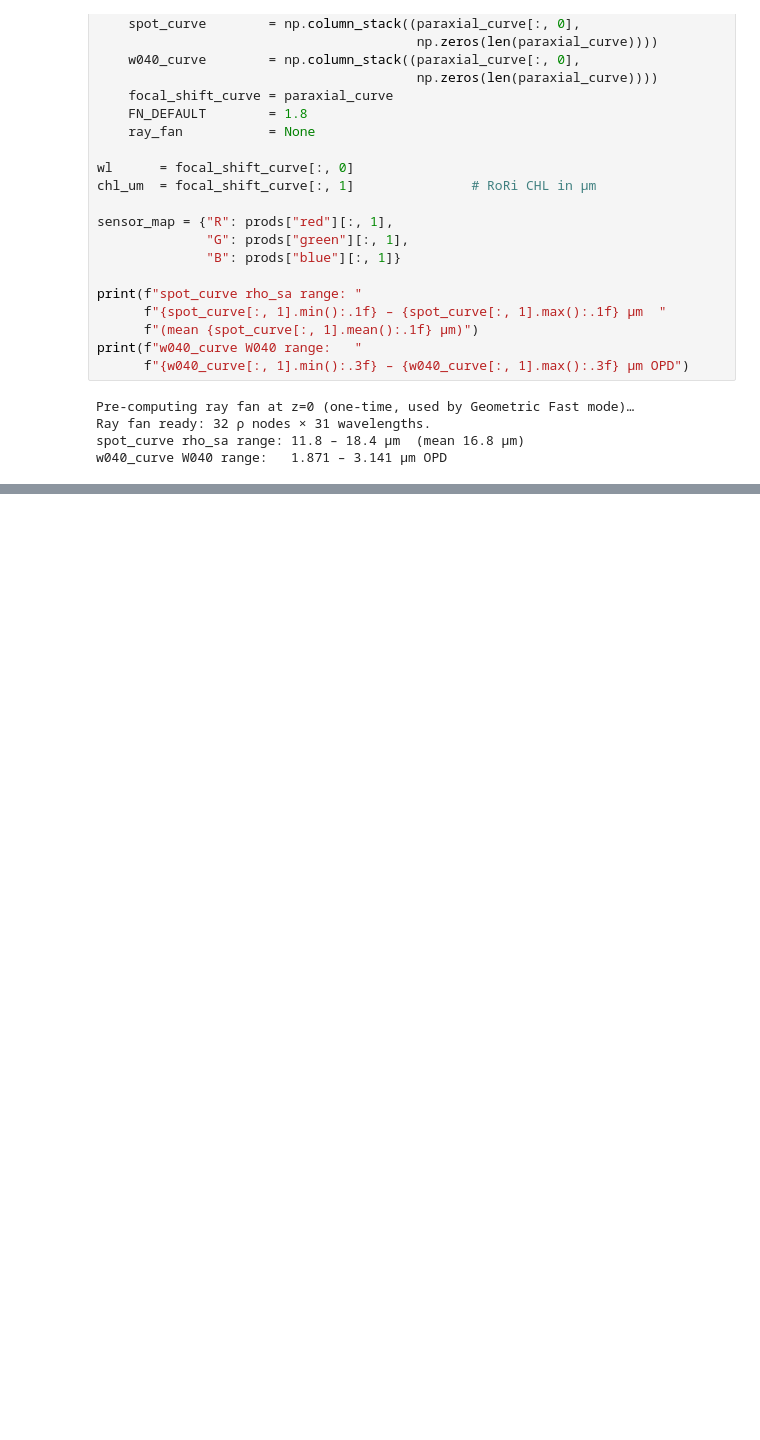
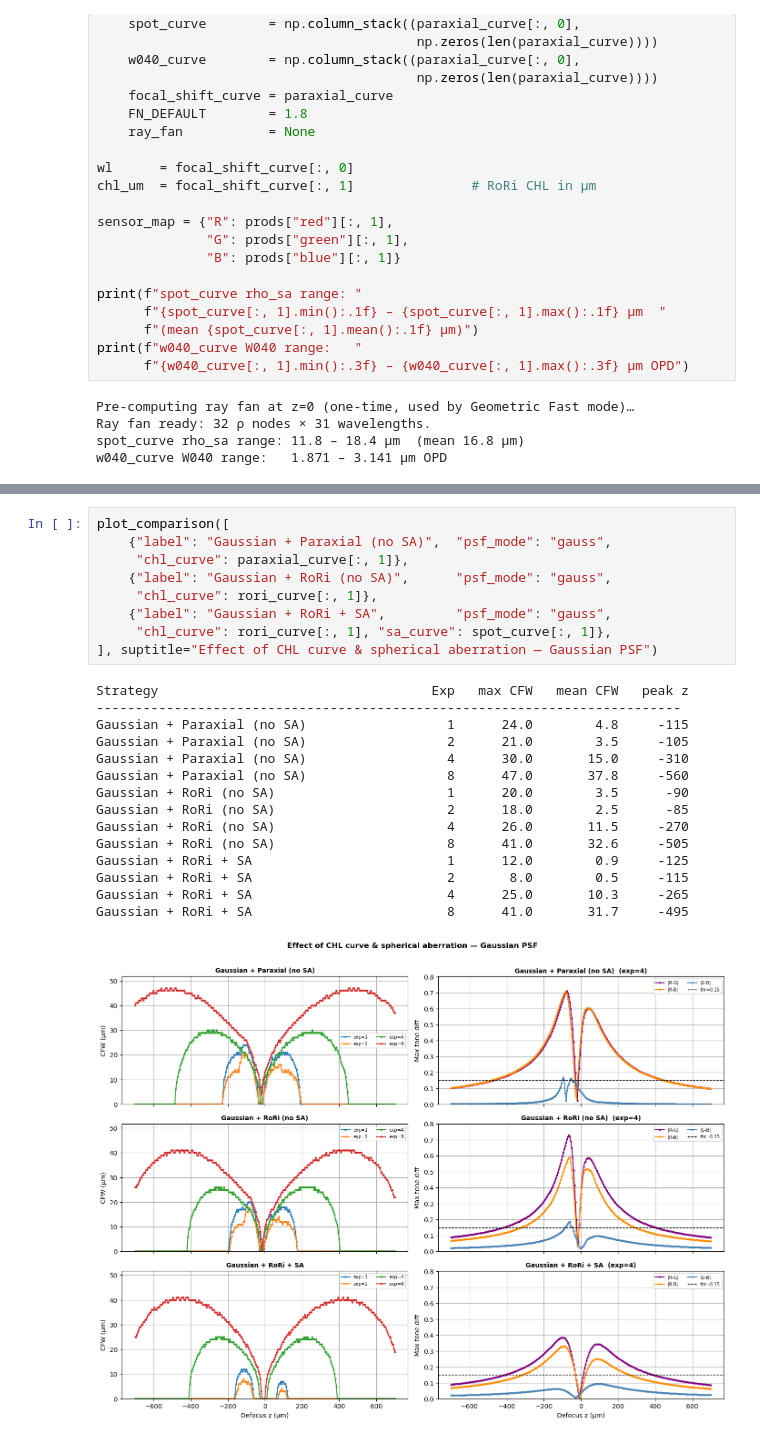
Before and after one commit to Leyangf/ColorFringeCalculation, a Jupyter notebook: examples/cfw_geom_demo.ipynb, the cells around one changed output, grey strips where cells are left out. Saved outputs shown, nothing was run; the diff lists cells and outputs as text; blank space fills up the shorter version.

```diff
--- a/examples/cfw_geom_demo.ipynb
+++ b/examples/cfw_geom_demo.ipynb
@@ -538,0 +659,25 @@ VBox(children=(VBox(children=(SelectMultiple(description='Exposure', index=(0, 1
+# %%
+plot_comparison([
+    {"label": "Gaussian + Paraxial (no SA)",  "psf_mode": "gauss",
+     "chl_curve": paraxial_curve[:, 1]},
+    {"label": "Gaussian + RoRi (no SA)",      "psf_mode": "gauss",
+     "chl_curve": rori_curve[:, 1]},
+    {"label": "Gaussian + RoRi + SA",         "psf_mode": "gauss",
+     "chl_curve": rori_curve[:, 1], "sa_curve": spot_curve[:, 1]},
+], suptitle="Effect of CHL curve & spherical aberration — Gaussian PSF")
+# %% [output]
+Strategy                                   Exp   max CFW   mean CFW   peak z
+---------------------------------------------------------------------------
+Gaussian + Paraxial (no SA)                  1      24.0        4.8     -115
+Gaussian + Paraxial (no SA)                  2      21.0        3.5     -105
+Gaussian + Paraxial (no SA)                  4      30.0       15.0     -310
+Gaussian + Paraxial (no SA)                  8      47.0       37.8     -560
+Gaussian + RoRi (no SA)                      1      20.0        3.5      -90
+Gaussian + RoRi (no SA)                      2      18.0        2.5      -85
+Gaussian + RoRi (no SA)                      4      26.0       11.5     -270
+Gaussian + RoRi (no SA)                      8      41.0       32.6     -505
+Gaussian + RoRi + SA                         1      12.0        0.9     -125
+Gaussian + RoRi + SA                         2       8.0        0.5     -115
+Gaussian + RoRi + SA                         4      25.0       10.3     -265
+Gaussian + RoRi + SA                         8      41.0       31.7     -495
+[figure, added]
```
Also changed, not shown: parts of 22 cells of this notebook, 1 other file.
